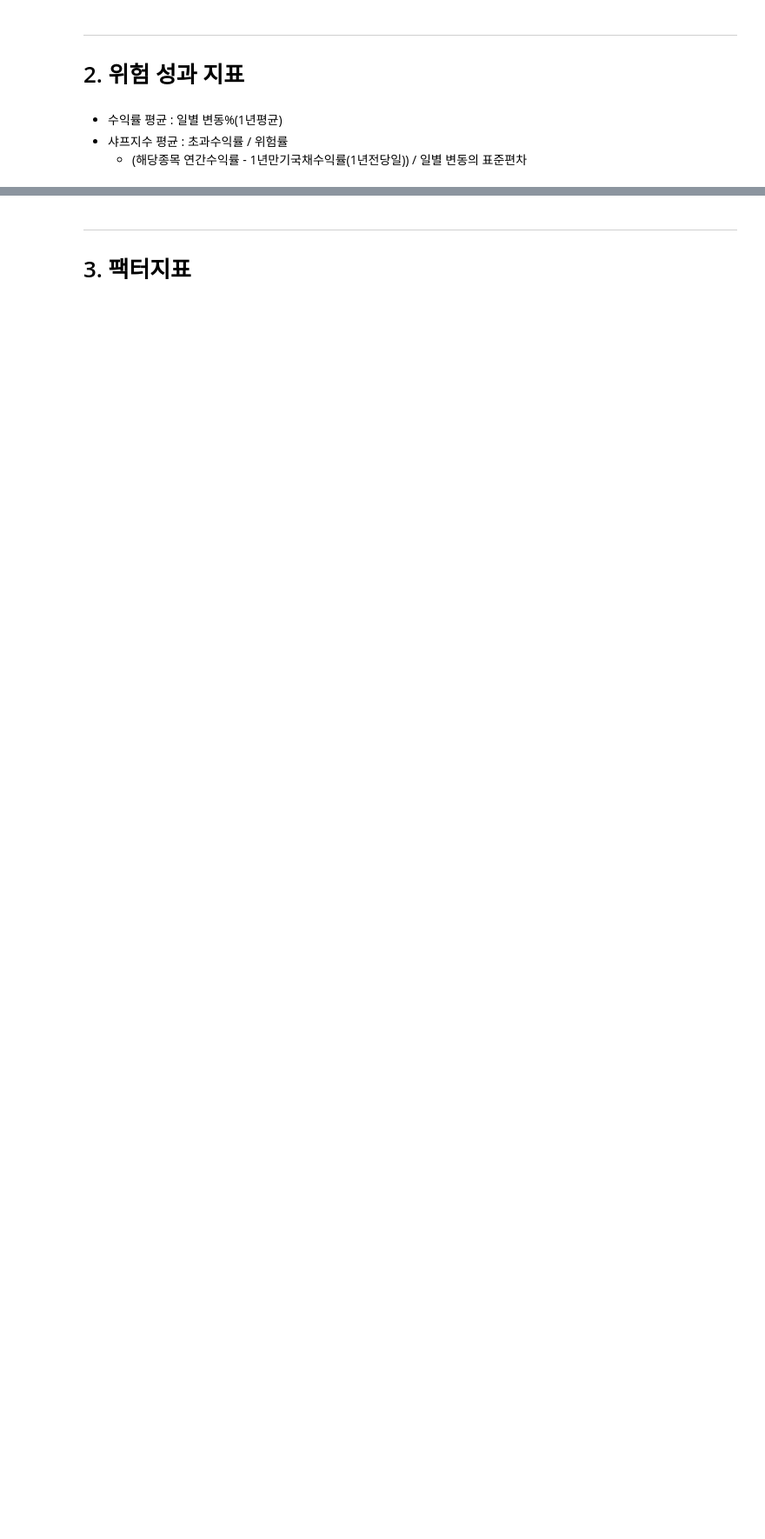
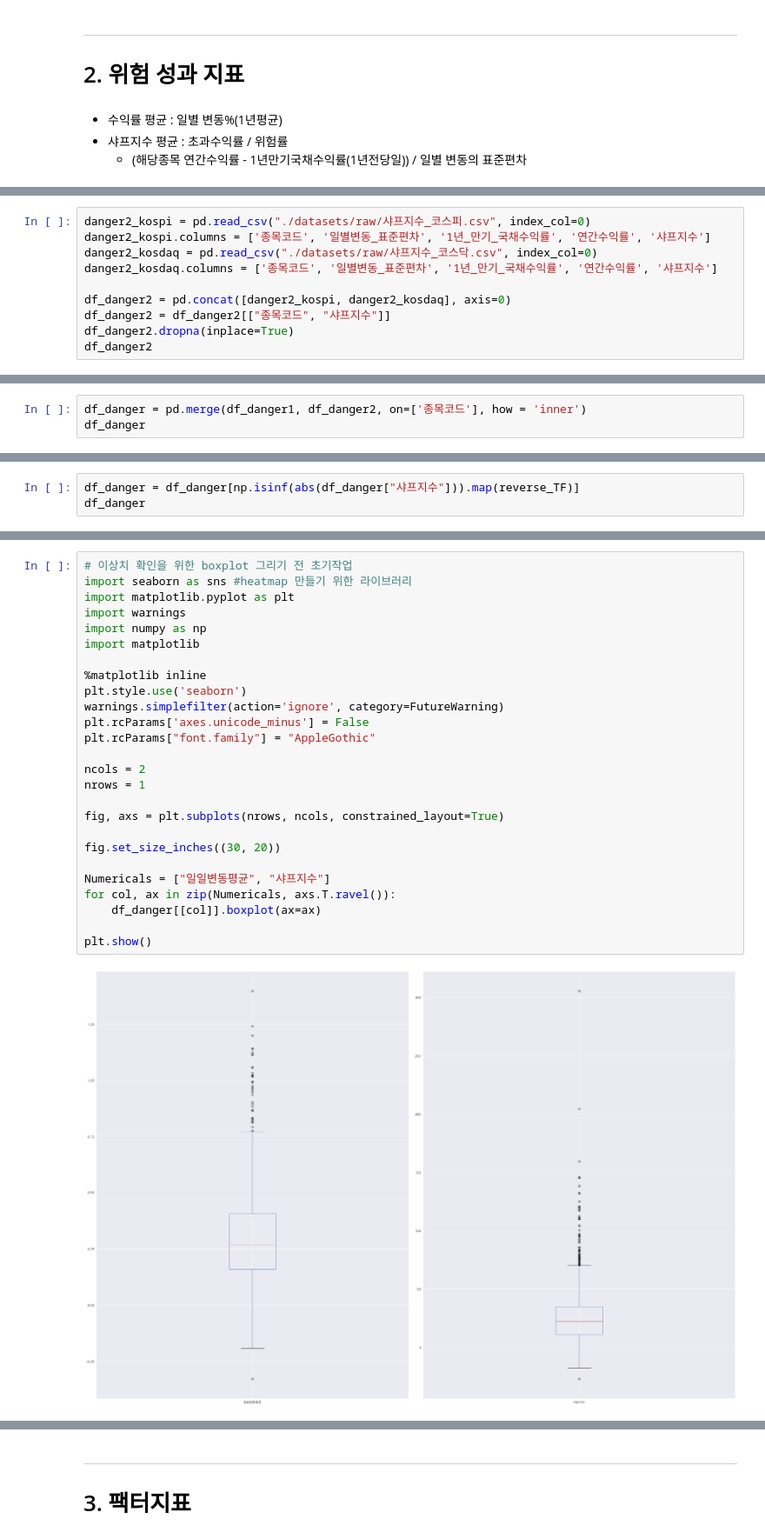
Before and after one commit to Jyassmin/UBION-PROJECT1, a Jupyter notebook: 1.preprocessing.ipynb, the cells around one changed output, grey strips where cells are left out. Shown at 87% size. Cells and saved outputs as stored; diff of their text form; blank space fills up the shorter version.

```diff
--- a/1.preprocessing.ipynb
+++ b/1.preprocessing.ipynb
@@ -553 +746,11 @@ df_fundamental[df_fundamental["PEGR"]>200]
 > 샤프지수 평균 : (해당종목 연간수익률 - 1년만기국채수익률(1년전당일)) / 일별 변동의 표준편차
+# %%
+danger2_kospi = pd.read_csv("./datasets/raw/샤프지수_코스피.csv", index_col=0)
+danger2_kospi.columns = ['종목코드', '일별변동_표준편차', '1년_만기_국채수익률', '연간수익률', '샤프지수']
+danger2_kosdaq = pd.read_csv("./datasets/raw/샤프지수_코스닥.csv", index_col=0)
+danger2_kosdaq.columns = ['종목코드', '일별변동_표준편차', '1년_만기_국채수익률', '연간수익률', '샤프지수']
+
+df_danger2 = pd.concat([danger2_kospi, danger2_kosdaq], axis=0)
+df_danger2 = df_danger2[["종목코드", "샤프지수"]]
+df_danger2.dropna(inplace=True)
+df_danger2
@@ -553,0 +773,3 @@ df_fundamental[df_fundamental["PEGR"]>200]
+# %%
+df_danger = pd.merge(df_danger1, df_danger2, on=['종목코드'], how = 'inner')
+df_danger
@@ -553,0 +801,3 @@ df_fundamental[df_fundamental["PEGR"]>200]
+# %%
+df_danger = df_danger[np.isinf(abs(df_danger["샤프지수"])).map(reverse_TF)]
+df_danger
@@ -553,0 +842,28 @@ df_fundamental[df_fundamental["PEGR"]>200]
+# %%
+# 이상치 확인을 위한 boxplot 그리기 전 초기작업
+import seaborn as sns #heatmap 만들기 위한 라이브러리
+import matplotlib.pyplot as plt
+import warnings
+import numpy as np
+import matplotlib
+
+%matplotlib inline
+plt.style.use('seaborn')
+warnings.simplefilter(action='ignore', category=FutureWarning)
+plt.rcParams['axes.unicode_minus'] = False
+plt.rcParams["font.family"] = "AppleGothic"
+
+ncols = 2
+nrows = 1
+
+fig, axs = plt.subplots(nrows, ncols, constrained_layout=True)
+
+fig.set_size_inches((30, 20))
+
+Numericals = ["일일변동평균", "샤프지수"]
+for col, ax in zip(Numericals, axs.T.ravel()):
+    df_danger[[col]].boxplot(ax=ax)
+
+plt.show()
+# %% [output]
+[figure, added]
```
Also changed, not shown: parts of 70 cells of this notebook, 18 other files.
